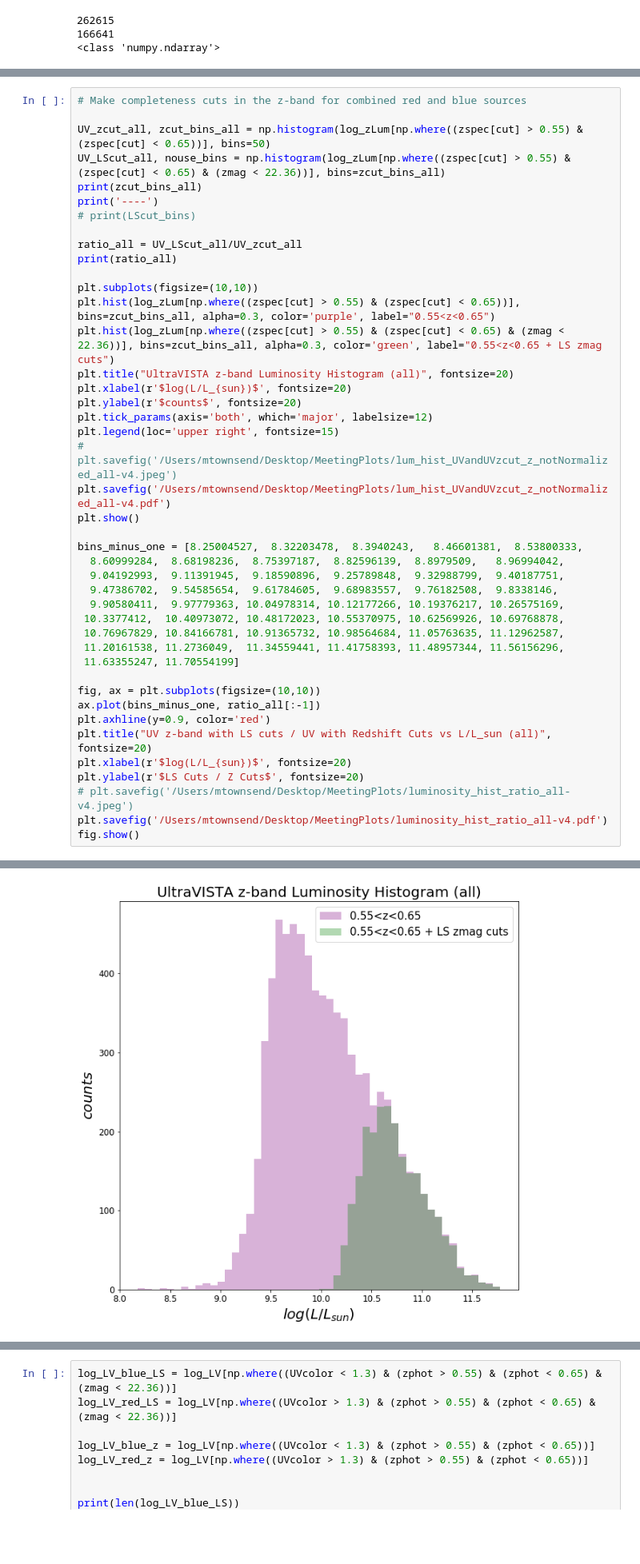
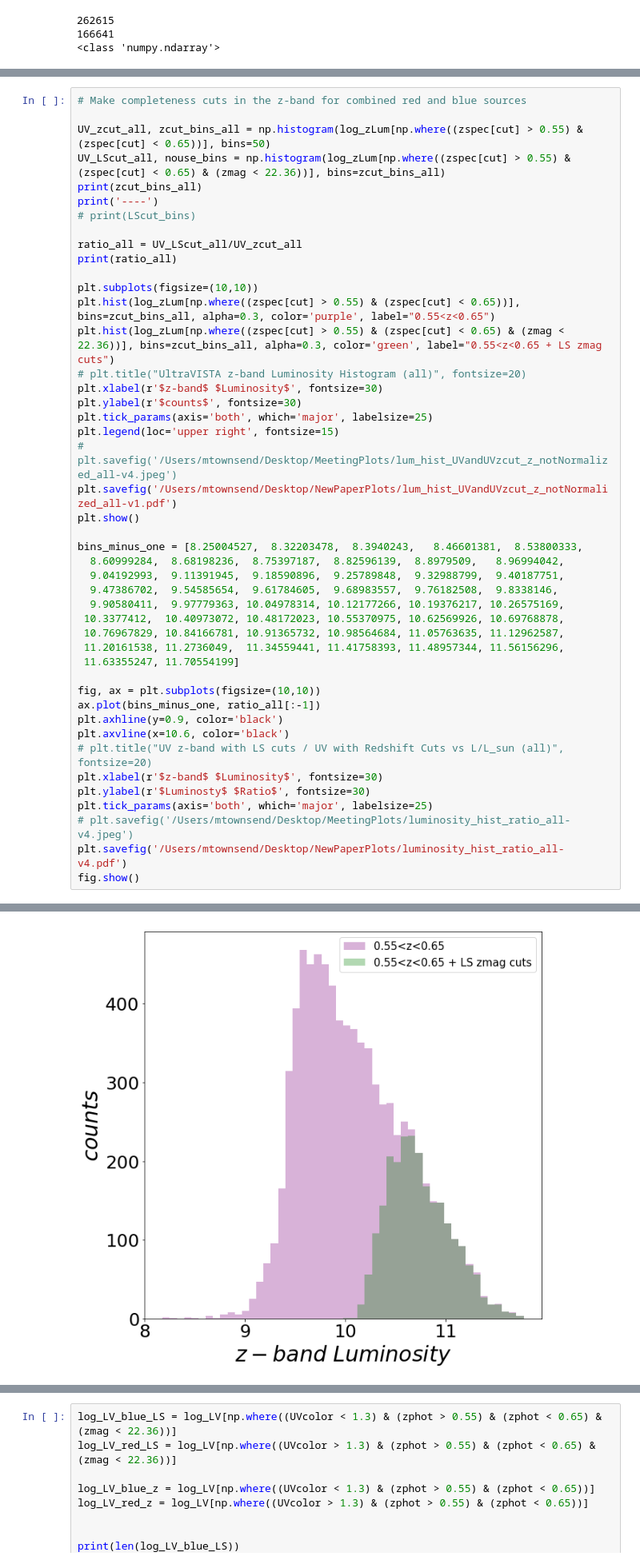
Before and after one commit to metownsend/LRG-Sats, a Jupyter notebook: ultraVISTA_analysis.ipynb, the cells around one changed output, grey strips where cells are left out. Shown at 80% size. Drawn from its saved outputs; the diff is of its cells as text; blank space fills up the shorter version.

```diff
--- a/ultraVISTA_analysis.ipynb
+++ b/ultraVISTA_analysis.ipynb
@@ -303,13 +304,13 @@ print(ratio_all)
 plt.subplots(figsize=(10,10))
 plt.hist(log_zLum[np.where((zspec[cut] > 0.55) & (zspec[cut] < 0.65))], bins=zcut_bins_all, alpha=0.3, color='purple', label="0.55<z<0.65")
 plt.hist(log_zLum[np.where((zspec[cut] > 0.55) & (zspec[cut] < 0.65) & (zmag < 22.36))], bins=zcut_bins_all, alpha=0.3, color='green', label="0.55<z<0.65 + LS zmag cuts")
-plt.title("UltraVISTA z-band Luminosity Histogram (all)", fontsize=20)
-plt.xlabel(r'$log(L/L_{sun})$', fontsize=20)
-plt.ylabel(r'$counts$', fontsize=20)
-plt.tick_params(axis='both', which='major', labelsize=12)
+# plt.title("UltraVISTA z-band Luminosity Histogram (all)", fontsize=20)
+plt.xlabel(r'$z-band$ $Luminosity$', fontsize=30)
+plt.ylabel(r'$counts$', fontsize=30)
+plt.tick_params(axis='both', which='major', labelsize=25)
 plt.legend(loc='upper right', fontsize=15)
 # plt.savefig('/Users/mtownsend/Desktop/MeetingPlots/lum_hist_UVandUVzcut_z_notNormalized_all-v4.jpeg')
-plt.savefig('/Users/mtownsend/Desktop/MeetingPlots/lum_hist_UVandUVzcut_z_notNormalized_all-v4.pdf')
+plt.savefig('/Users/mtownsend/Desktop/NewPaperPlots/lum_hist_UVandUVzcut_z_notNormalized_all-v1.pdf')
 plt.show()
 
 bins_minus_one = [8.25004527,  8.32203478,  8.3940243,   8.46601381,  8.53800333,
@@ -319,36 +320,38 @@ bins_minus_one = [8.25004527,  8.32203478,  8.3940243,   8.46601381,  8.53800333
   9.90580411,  9.97779363, 10.04978314, 10.12177266, 10.19376217, 10.26575169,
  10.3377412,  10.40973072, 10.48172023, 10.55370975, 10.62569926, 10.69768878,
  10.76967829, 10.84166781, 10.91365732, 10.98564684, 11.05763635, 11.12962587,
  11.20161538, 11.2736049,  11.34559441, 11.41758393, 11.48957344, 11.56156296,
  11.63355247, 11.70554199]
 
 fig, ax = plt.subplots(figsize=(10,10))
 ax.plot(bins_minus_one, ratio_all[:-1])
-plt.axhline(y=0.9, color='red')
-plt.title("UV z-band with LS cuts / UV with Redshift Cuts vs L/L_sun (all)", fontsize=20)
-plt.xlabel(r'$log(L/L_{sun})$', fontsize=20)
-plt.ylabel(r'$LS Cuts / Z Cuts$', fontsize=20)
+plt.axhline(y=0.9, color='black')
+plt.axvline(x=10.6, color='black')
+# plt.title("UV z-band with LS cuts / UV with Redshift Cuts vs L/L_sun (all)", fontsize=20)
+plt.xlabel(r'$z-band$ $Luminosity$', fontsize=30)
+plt.ylabel(r'$Luminosty$ $Ratio$', fontsize=30)
+plt.tick_params(axis='both', which='major', labelsize=25)
 # plt.savefig('/Users/mtownsend/Desktop/MeetingPlots/luminosity_hist_ratio_all-v4.jpeg')
-plt.savefig('/Users/mtownsend/Desktop/MeetingPlots/luminosity_hist_ratio_all-v4.pdf')
+plt.savefig('/Users/mtownsend/Desktop/NewPaperPlots/luminosity_hist_ratio_all-v4.pdf')
 fig.show()
 # %% [output]
 [ 8.17805575  8.25004527  8.32203478  8.3940243   8.46601381  8.53800333
   8.60999284  8.68198236  8.75397187  8.82596139  8.8979509   8.96994042
   9.04192993  9.11391945  9.18590896  9.25789848  9.32988799  9.40187751
   9.47386702  9.54585654  9.61784605  9.68983557  9.76182508  9.8338146
   9.90580411  9.97779363 10.04978314 10.12177266 10.19376217 10.26575169
  10.3377412  10.40973072 10.48172023 10.55370975 10.62569926 10.69768878
  10.76967829 10.84166781 10.91365732 10.98564684 11.05763635 11.12962587
  11.20161538 11.2736049  11.34559441 11.41758393 11.48957344 11.56156296
  11.63355247 11.70554199 11.77753151]
 ----
 [0.         0.                nan 0.         0.                nan
  0.         0.         0.         0.         0.         0.
  0.         0.         0.         0.         0.         0.
  0.         0.         0.         0.         0.         0.
  0.         0.00268817 0.00271739 0.05128205 0.16326531 0.36363636
  0.52941176 0.75182482 0.85407725 0.924      0.96666667 1.
  0.97674419 0.98657718 1.         1.         1.         1.
  0.98550725 0.94915254 0.93103448 1.         0.94736842 1.
  0.875      1.        ]
-[figure, old version]
+[figure, new version]
```
Also changed, not shown: parts of 6 cells of this notebook.
